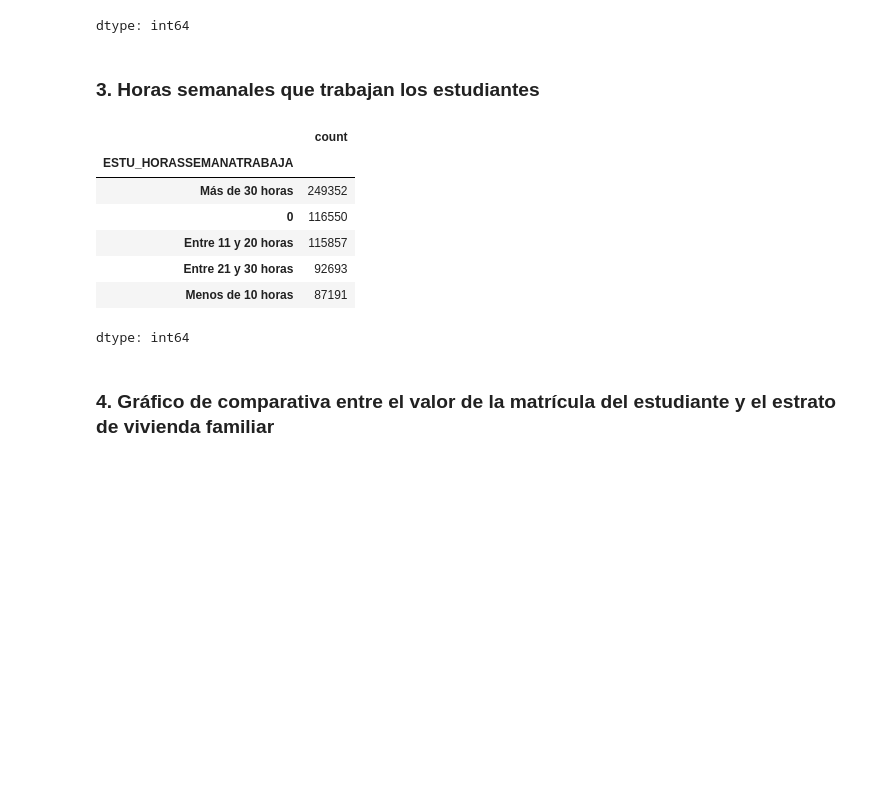
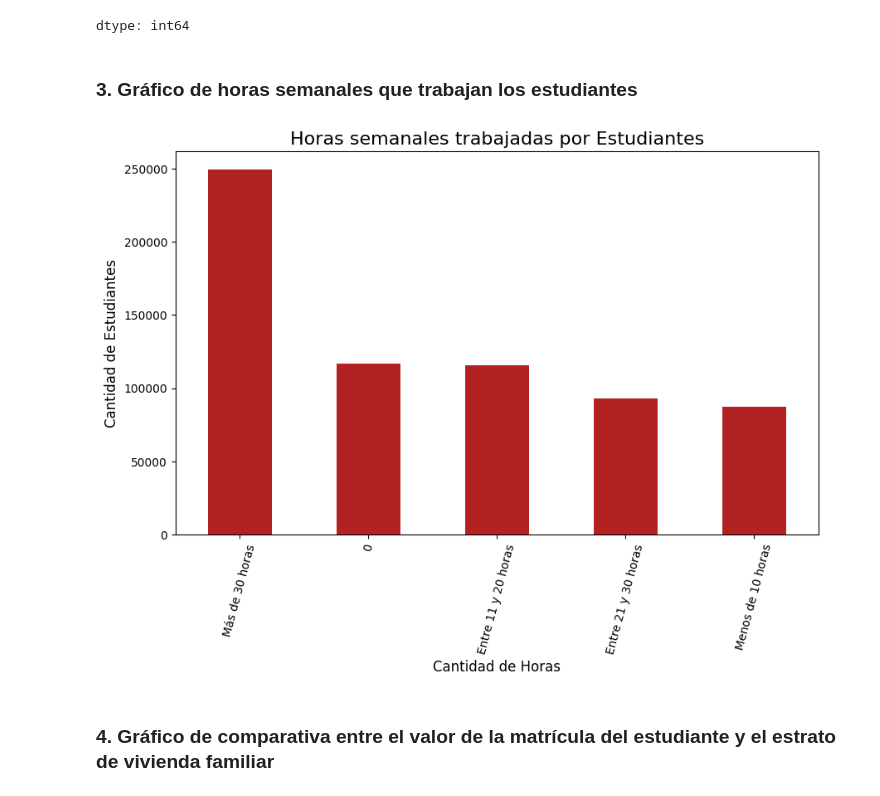
Before and after one commit to manuSanchez169/Inteligencia-Artificial---Python, a Jupyter notebook: Entrega 1/01 - exploración.ipynb, the cells around one changed output. Cells and saved outputs as stored; diff of their text form; code cells hidden in the pictures; blank space fills up the shorter version.

```diff
--- a/Entrega 1/01 - exploración.ipynb
+++ b/Entrega 1/01 - exploración.ipynb
@@ -22,6 +41,6 @@ Drive already mounted at /content/drive; to attempt to forcibly remount, call dr
 # %%
 # Cargar archivo train.csv
-file = "/content/drive/MyDrive/Materia: Inteligencia Artificial - Python/Kaggle/data kaggle competicion/train.csv"
+file = "train.csv"
 df = pd.read_csv(file)
 df.head()
 # %% [output]
@@ -80,20 +99,21 @@ df_estudiantes_por_departamento
 | SAN ANDRES | 10 |
 dtype: int64
 # %% [markdown]
-### 3. Horas semanales que trabajan los estudiantes
+### 3. Gráfico de horas semanales que trabajan los estudiantes
 # %%
 # Cantidad de horas que trabajan los estudiantes a la semana
 df_trabajo_por_semana_estudiantes = df['ESTU_HORASSEMANATRABAJA'].value_counts()
-df_trabajo_por_semana_estudiantes
+
+# Crear grafico
+fig, ax = plt.subplots(figsize=(10, 6))
+df_trabajo_por_semana_estudiantes.plot(kind='bar', ax=ax, color="firebrick")
+plt.title('Horas semanales trabajadas por Estudiantes', fontsize=16)
+plt.xlabel('Cantidad de Horas', fontsize=12)
+plt.ylabel('Cantidad de Estudiantes', fontsize=12)
+plt.xticks(rotation=75)
+plt.show()
 # %% [output]
-|  | count |
-| ESTU_HORASSEMANATRABAJA |  |
-| Más de 30 horas | 249352 |
-| 0 | 116550 |
-| Entre 11 y 20 horas | 115857 |
-| Entre 21 y 30 horas | 92693 |
-| Menos de 10 horas | 87191 |
-dtype: int64
+[figure, added]
 # %% [markdown]
 ### 4. Gráfico de comparativa entre el valor de la matrícula del estudiante y el estrato de vivienda familiar
 # %%
```
Also changed, not shown: parts of 7 cells of this notebook.
